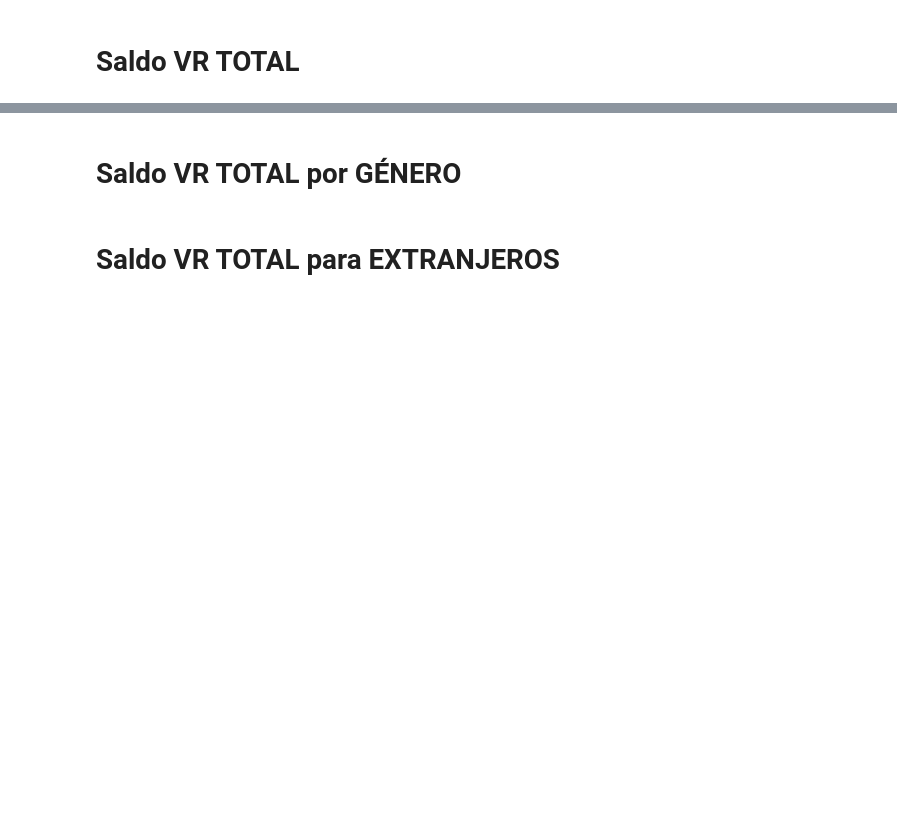
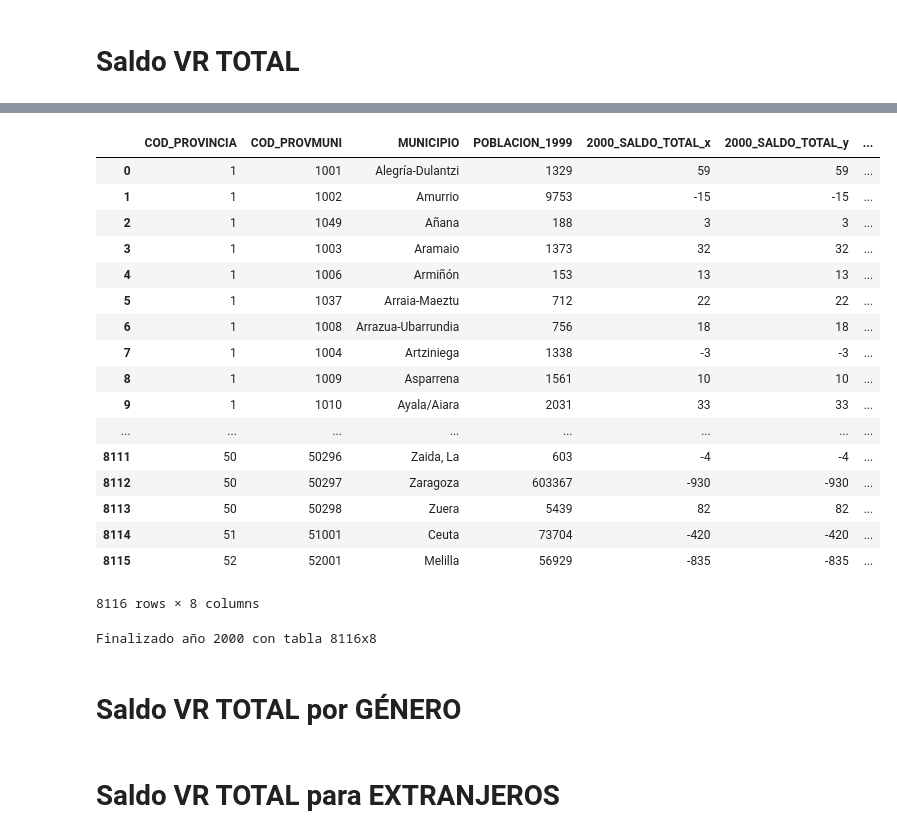
Before and after one commit to petr-ruca/var-residenciales, a Jupyter notebook: results-jupyernotebook-beta3.ipynb, the cells around one changed output, grey strips where cells are left out. Saved outputs shown, nothing was run; the diff lists cells and outputs as text; code cells hidden in the pictures; blank space fills up the shorter version.

```diff
--- a/results-jupyernotebook-beta3.ipynb
+++ b/results-jupyernotebook-beta3.ipynb
@@ -28,0 +62,24 @@ result
+# %%
+#result.iloc[:, 4:].fillna(value=0, inplace=True)
+
+result.loc[:, result.dtypes == 'float64'] = result.loc[:, result.dtypes == 'float64'].fillna(value=0).astype('int64')
+result
+# %% [output]
+|  | COD_PROVINCIA | COD_PROVMUNI | MUNICIPIO | POBLACION_1999 | 2000_SALDO_TOTAL_x | 2000_SALDO_TOTAL_y | ... |
+| 0 | 1 | 1001 | Alegría-Dulantzi | 1329 | 59 | 59 | ... |
+| 1 | 1 | 1002 | Amurrio | 9753 | -15 | -15 | ... |
+| 2 | 1 | 1049 | Añana | 188 | 3 | 3 | ... |
+| 3 | 1 | 1003 | Aramaio | 1373 | 32 | 32 | ... |
+| 4 | 1 | 1006 | Armiñón | 153 | 13 | 13 | ... |
+| 5 | 1 | 1037 | Arraia-Maeztu | 712 | 22 | 22 | ... |
+| 6 | 1 | 1008 | Arrazua-Ubarrundia | 756 | 18 | 18 | ... |
+| 7 | 1 | 1004 | Artziniega | 1338 | -3 | -3 | ... |
+| 8 | 1 | 1009 | Asparrena | 1561 | 10 | 10 | ... |
+| 9 | 1 | 1010 | Ayala/Aiara | 2031 | 33 | 33 | ... |
+| ... | ... | ... | ... | ... | ... | ... | ... |
+| 8111 | 50 | 50296 | Zaida, La | 603 | -4 | -4 | ... |
+| 8112 | 50 | 50297 | Zaragoza | 603367 | -930 | -930 | ... |
+| 8113 | 50 | 50298 | Zuera | 5439 | 82 | 82 | ... |
+| 8114 | 51 | 51001 | Ceuta | 73704 | -420 | -420 | ... |
+| 8115 | 52 | 52001 | Melilla | 56929 | -835 | -835 | ... |
+8116 rows × 8 columns
@@ -29,3 +90,7 @@ result
+# %%
+print("Finalizado año " + str(año) + " con tabla " + str(filas) + "x" + str(columnas))
+# %% [output]
+Finalizado año 2000 con tabla 8116x8
 # %% [markdown]
 # Saldo VR TOTAL por GÉNERO
 # %%
```
Also changed, not shown: parts of 8 cells of this notebook, 2 other files.
